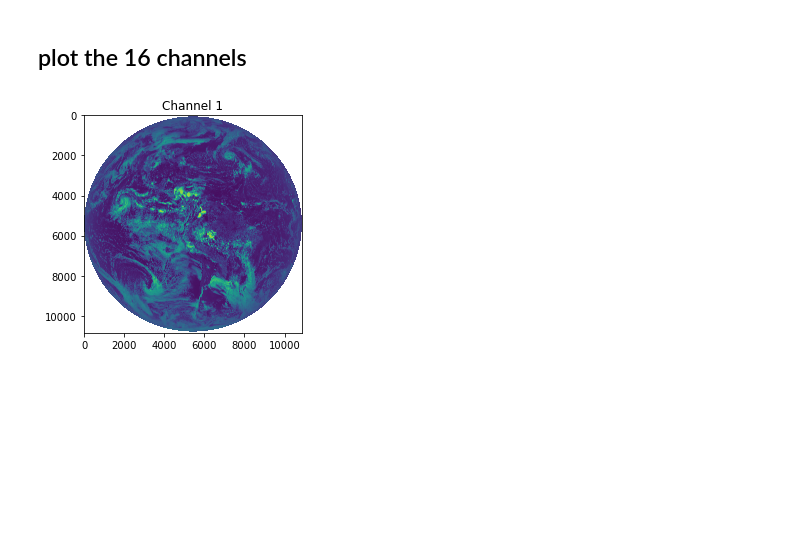
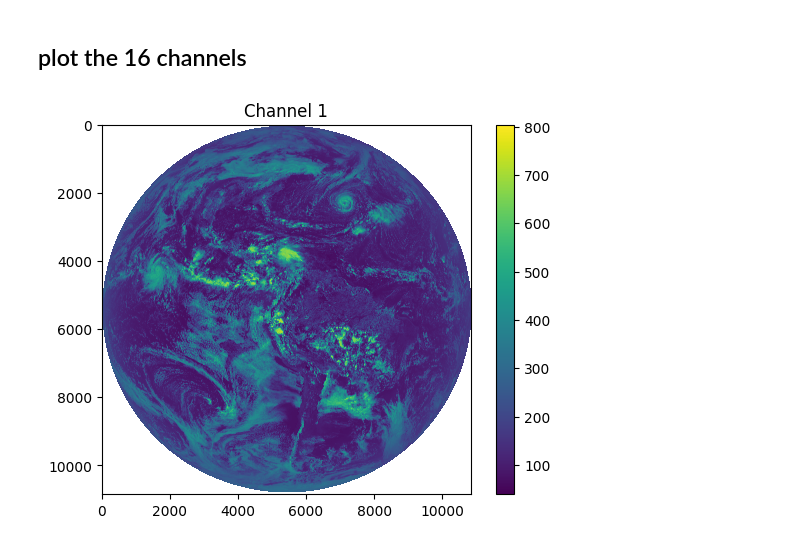
Before and after one commit to spaceml-org/rs_tools, a Jupyter notebook: notebooks/dev/goes/0.2-GOES2GO.ipynb, the cells around one changed output. Cells and saved outputs as stored; diff of their text form; code cells hidden in the pictures; blank space fills up the shorter version.

Commit message:
investigated units of data

```diff
--- a/notebooks/dev/goes/0.2-GOES2GO.ipynb
+++ b/notebooks/dev/goes/0.2-GOES2GO.ipynb
@@ -46,14 +26,17 @@ import xarray as xr
 import os
 import matplotlib.pyplot as plt
 # %%
-datadir = './data/noaa-goes16/ABI-L1b-RadF/2018/274/17/'
+datadir = '/Users/anna.jungbluth/data/noaa-goes16/ABI-L1b-RadF/2018/275/17/'
 channels = os.listdir(datadir)
 channels.sort()
+# %%
+xr.load_dataset(datadir + channels[0]).Rad
 # %%
 plt.imshow(xr.load_dataset(datadir + channels[0]).Rad)
+plt.colorbar()
 plt.title('Channel 1')
 plt.show()
 # %% [output]
-[figure, old version]
+[figure, new version]
 # %%
 plt.imshow(xr.load_dataset(datadir + channels[2]).Rad)
```
Also changed, not shown: parts of 15 cells of this notebook, 1 other file.
